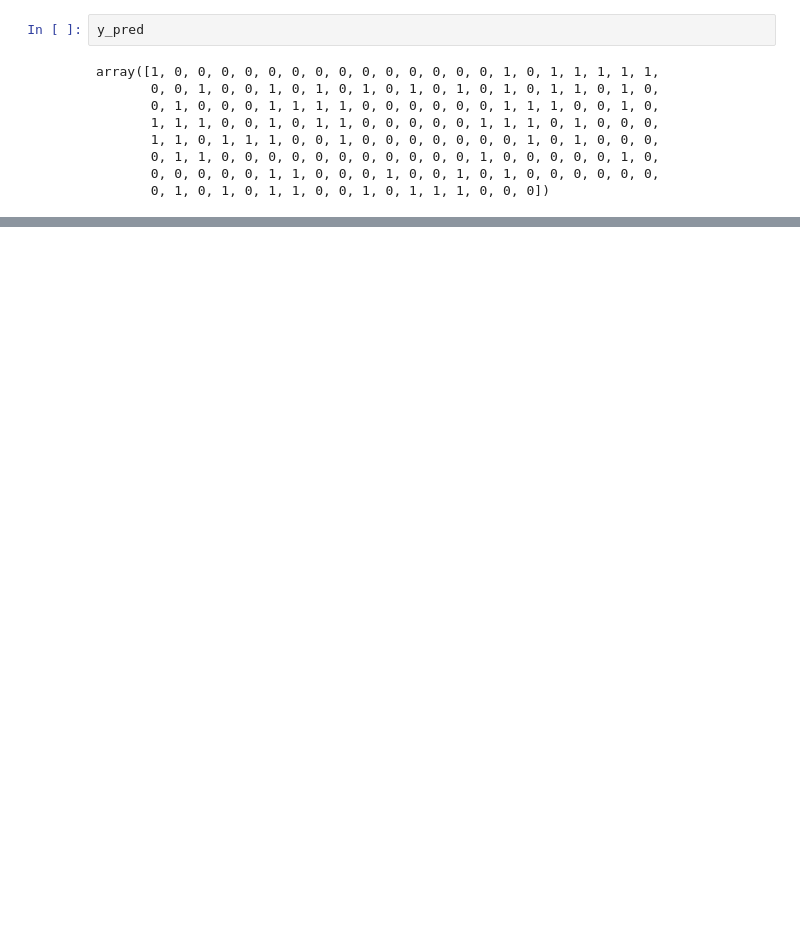
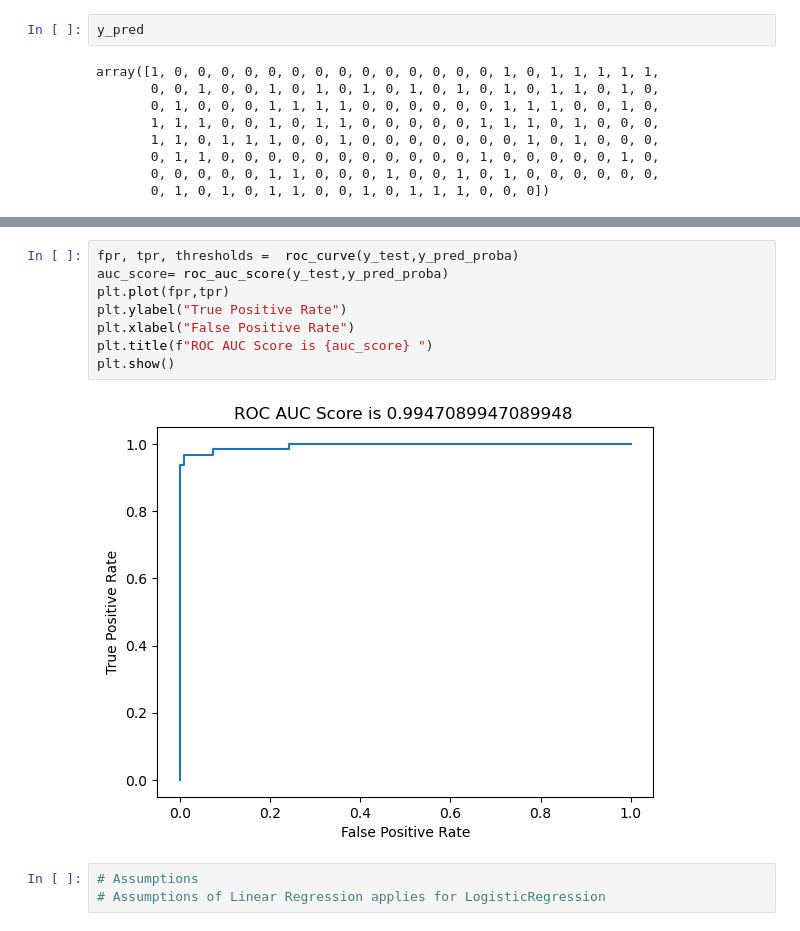
Before and after one commit to nachikethmurthy/Data-Science-Python-Sep-25, a Jupyter notebook: Module-4/LogisticRegression.ipynb, the cells around one changed output, grey strips where cells are left out. Saved outputs shown, nothing was run; the diff lists cells and outputs as text; blank space fills up the shorter version.

```diff
--- a/Module-4/LogisticRegression.ipynb
+++ b/Module-4/LogisticRegression.ipynb
@@ -239,0 +372,13 @@ array([1, 0, 0, 0, 0, 0, 0, 0, 0, 0, 0, 0, 0, 0, 0, 1, 0, 1, 1, 1, 1, 1,
+# %%
+fpr, tpr, thresholds =  roc_curve(y_test,y_pred_proba)
+auc_score= roc_auc_score(y_test,y_pred_proba)
+plt.plot(fpr,tpr)
+plt.ylabel("True Positive Rate")
+plt.xlabel("False Positive Rate")
+plt.title(f"ROC AUC Score is {auc_score} ")
+plt.show()
+# %% [output]
+[figure, added]
+# %%
+# Assumptions
+# Assumptions of Linear Regression applies for LogisticRegression
```
Also changed, not shown: parts of 25 cells of this notebook.
